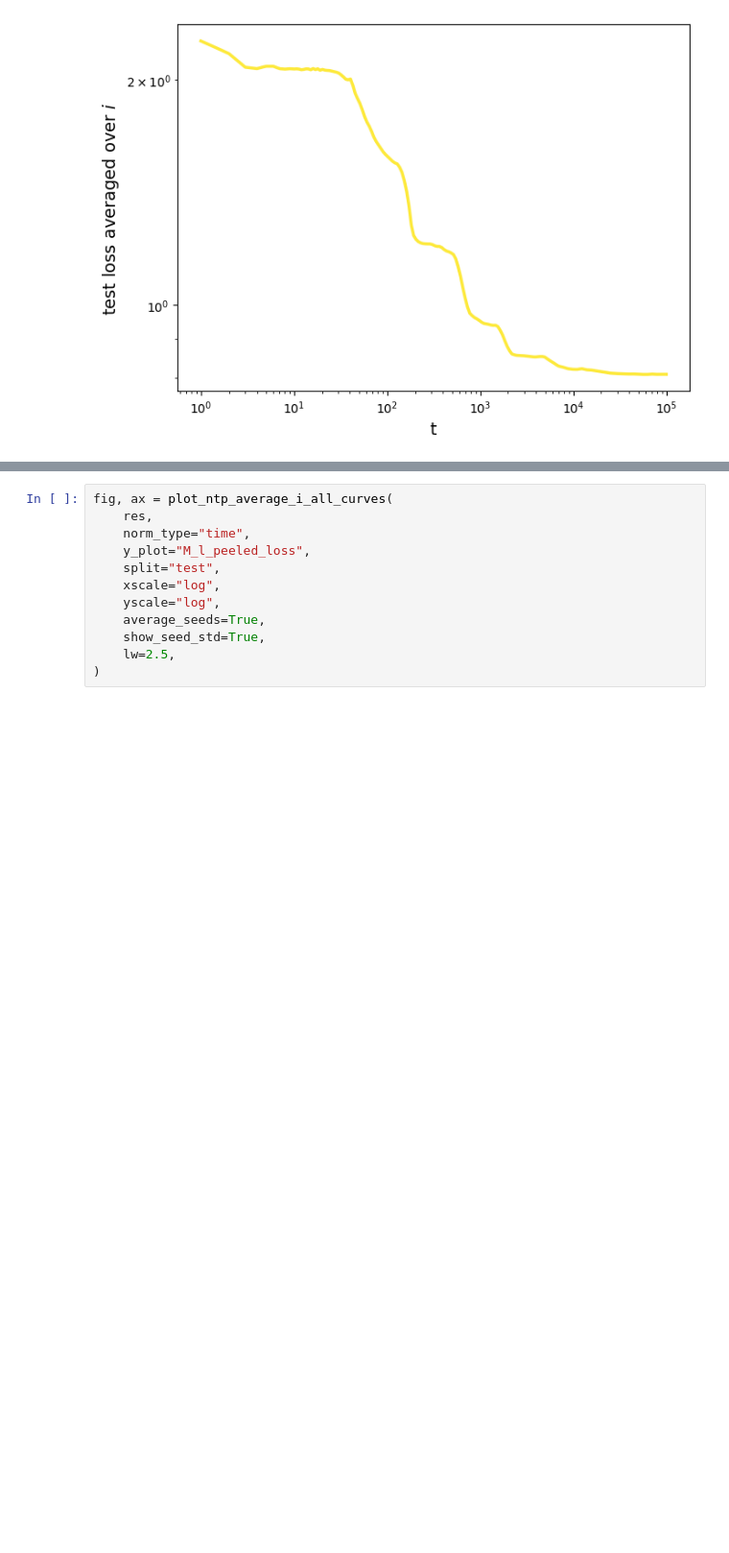
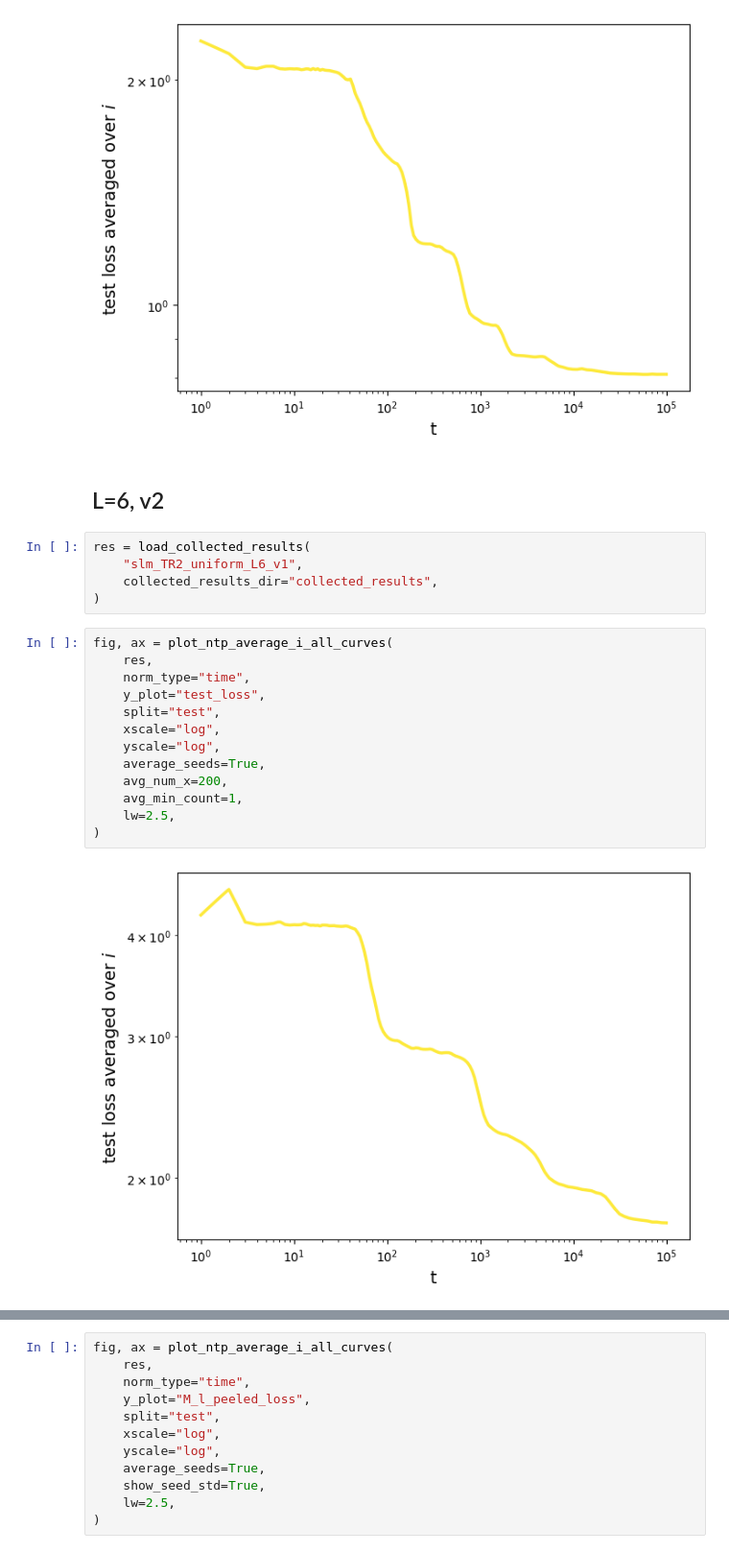
Before and after one commit to f-damico/small-language-modelling, a Jupyter notebook: notebook_M.ipynb, the cells around one changed output, grey strips where cells are left out. Shown at 96% size. Saved outputs shown, nothing was run; the diff lists cells and outputs as text; blank space fills up the shorter version.

```diff
--- a/notebook_M.ipynb
+++ b/notebook_M.ipynb
@@ -963,3 +963,25 @@ fig, ax = plot_ntp_average_i_all_curves(
 )
 # %% [output]
 [figure]
+# %% [markdown]
+## L=6, v2
+# %%
+res = load_collected_results(
+    "slm_TR2_uniform_L6_v1",
+    collected_results_dir="collected_results",
+)
+# %%
+fig, ax = plot_ntp_average_i_all_curves(
+    res,
+    norm_type="time",
+    y_plot="test_loss",
+    split="test",
+    xscale="log",
+    yscale="log",
+    average_seeds=True,
+    avg_num_x=200,
+    avg_min_count=1,
+    lw=2.5,
+)
+# %% [output]
+[figure, added]
```
Also changed, not shown: parts of 2 cells of this notebook, 10 other files.
